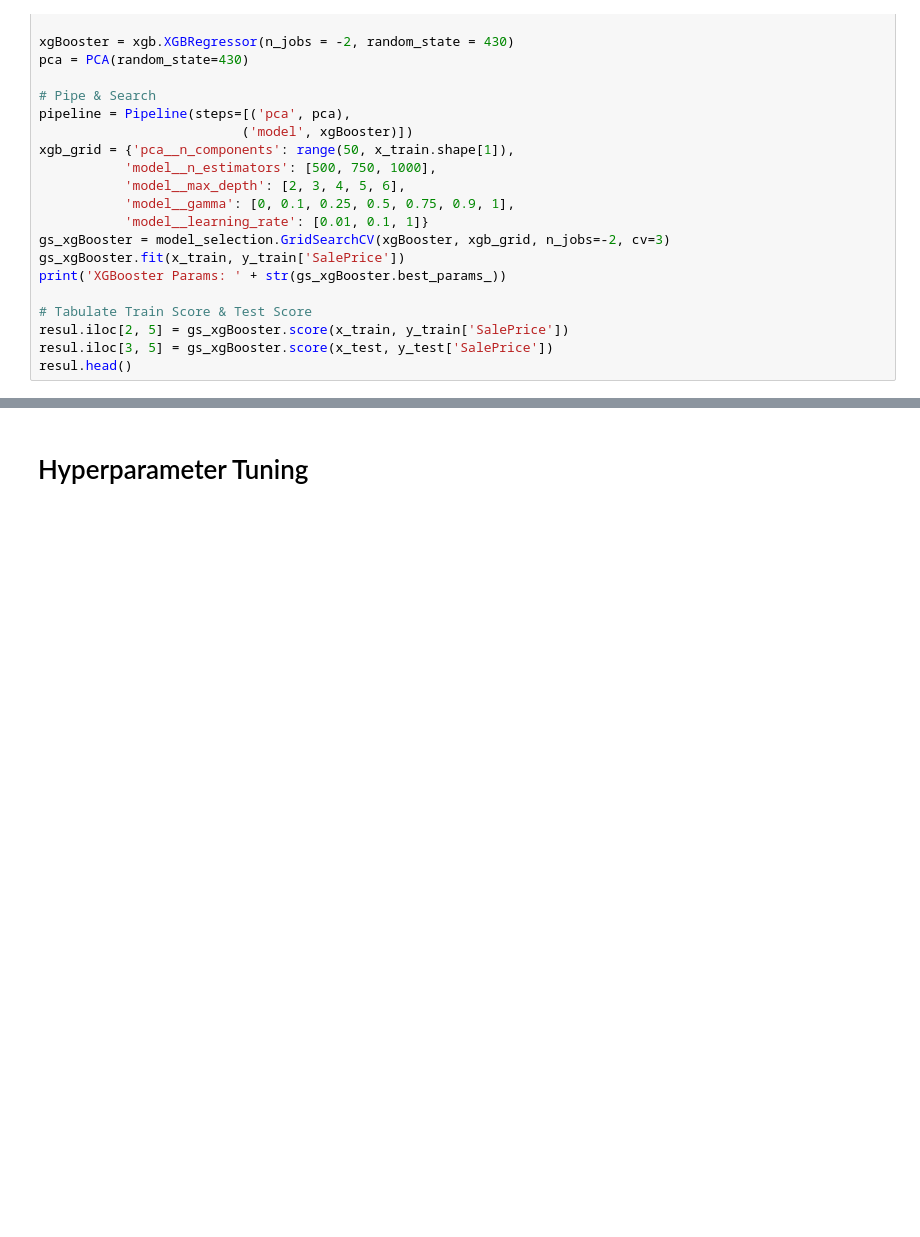
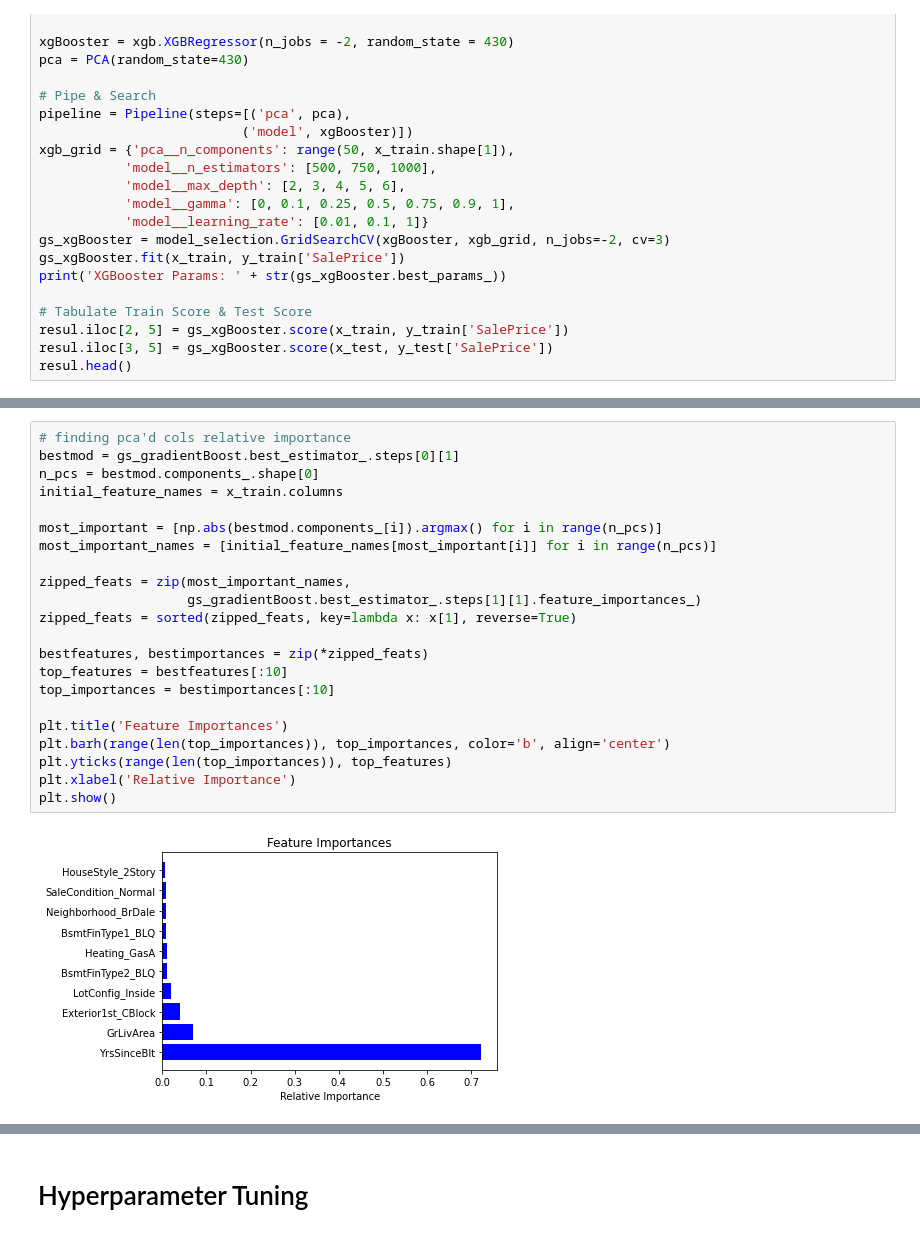
Before and after one commit to BaroqBard/IowaHousingPredictions, a Jupyter notebook: Iowa Housing Project - II. Modeling & Analysis.ipynb, the cells around one changed output, grey strips where cells are left out. Drawn from its saved outputs; the diff is of its cells as text; blank space fills up the shorter version.

```diff
--- a/Iowa Housing Project - II. Modeling & Analysis.ipynb
+++ b/Iowa Housing Project - II. Modeling & Analysis.ipynb
@@ -360,0 +383,24 @@ pickle.dump(gs_gradientBoost, open(f'./gsgradient.pkl', 'wb'))
+# %%
+# finding pca'd cols relative importance
+bestmod = gs_gradientBoost.best_estimator_.steps[0][1]
+n_pcs = bestmod.components_.shape[0]
+initial_feature_names = x_train.columns
+
+most_important = [np.abs(bestmod.components_[i]).argmax() for i in range(n_pcs)]
+most_important_names = [initial_feature_names[most_important[i]] for i in range(n_pcs)]
+
+zipped_feats = zip(most_important_names,
+                   gs_gradientBoost.best_estimator_.steps[1][1].feature_importances_)
+zipped_feats = sorted(zipped_feats, key=lambda x: x[1], reverse=True)
+
+bestfeatures, bestimportances = zip(*zipped_feats)
+top_features = bestfeatures[:10]
+top_importances = bestimportances[:10]
+
+plt.title('Feature Importances')
+plt.barh(range(len(top_importances)), top_importances, color='b', align='center')
+plt.yticks(range(len(top_importances)), top_features)
+plt.xlabel('Relative Importance')
+plt.show()
+# %% [output]
+[figure, added]
```
Also changed, not shown: parts of 17 cells of this notebook.
